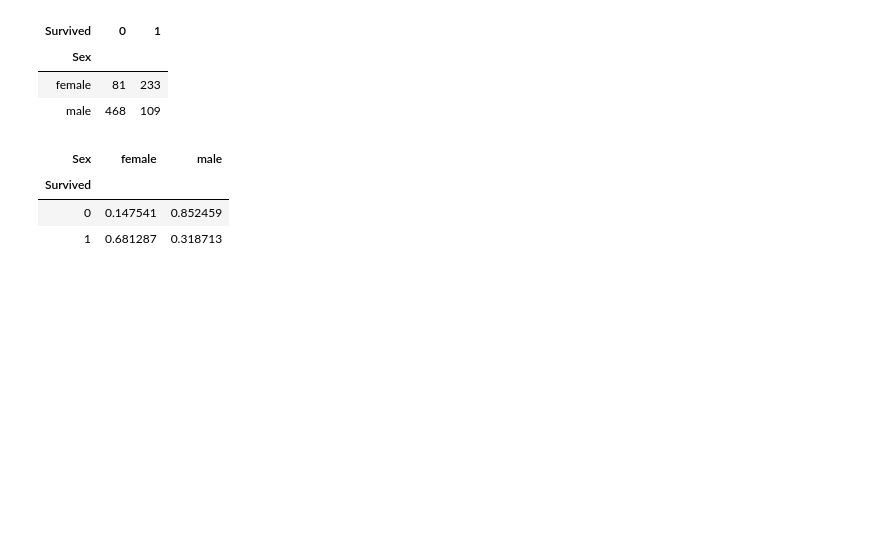
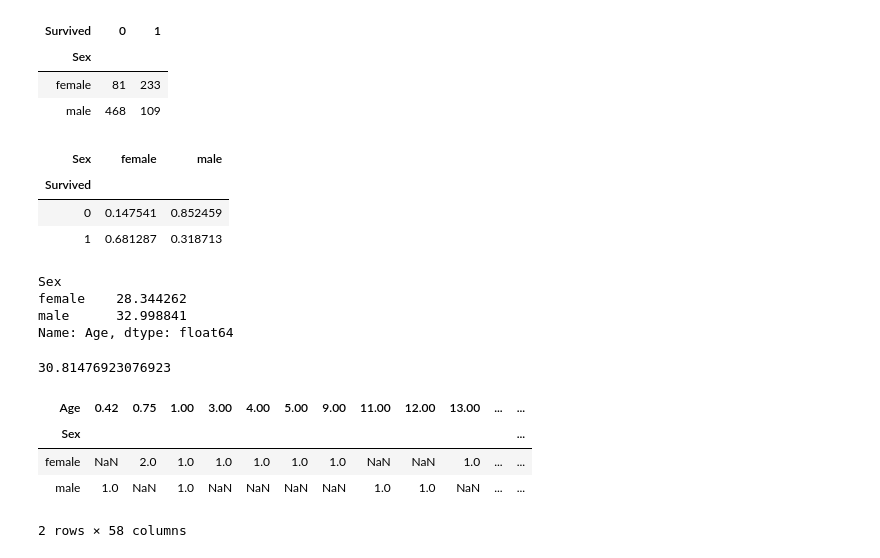
Before and after one commit to APNovichkov/pandas-datascience, a Jupyter notebook: 01-28/titanic_analysis.ipynb, the cells around one changed output. Cells and saved outputs as stored; diff of their text form; code cells hidden in the pictures; blank space fills up the shorter version.

```diff
--- a/01-28/titanic_analysis.ipynb
+++ b/01-28/titanic_analysis.ipynb
@@ -430,0 +434,19 @@ pd.crosstab(df['Survived'], df['Sex'], normalize='index')
+# %%
+df[df['Embarked'] == 'C'].groupby('Sex')['Age'].mean()
+# %% [output]
+Sex
+female    28.344262
+male      32.998841
+Name: Age, dtype: float64
+# %%
+df[df['Embarked'] == 'C']['Age'].mean()
+# %% [output]
+30.81476923076923
+# %%
+df[df['Embarked'] == 'C'].groupby('Sex')['Age'].value_counts().unstack()
+# %% [output]
+| Age | 0.42 | 0.75 | 1.00 | 3.00 | 4.00 | 5.00 | 9.00 | 11.00 | 12.00 | 13.00 | ... | ... |
+| Sex |  |  |  |  |  |  |  |  |  |  |  | ... |
+| female | NaN | 2.0 | 1.0 | 1.0 | 1.0 | 1.0 | 1.0 | NaN | NaN | 1.0 | ... | ... |
+| male | 1.0 | NaN | 1.0 | NaN | NaN | NaN | NaN | 1.0 | 1.0 | NaN | ... | ... |
+2 rows × 58 columns
```
Also changed, not shown: parts of 5 cells of this notebook, 1 other file.
